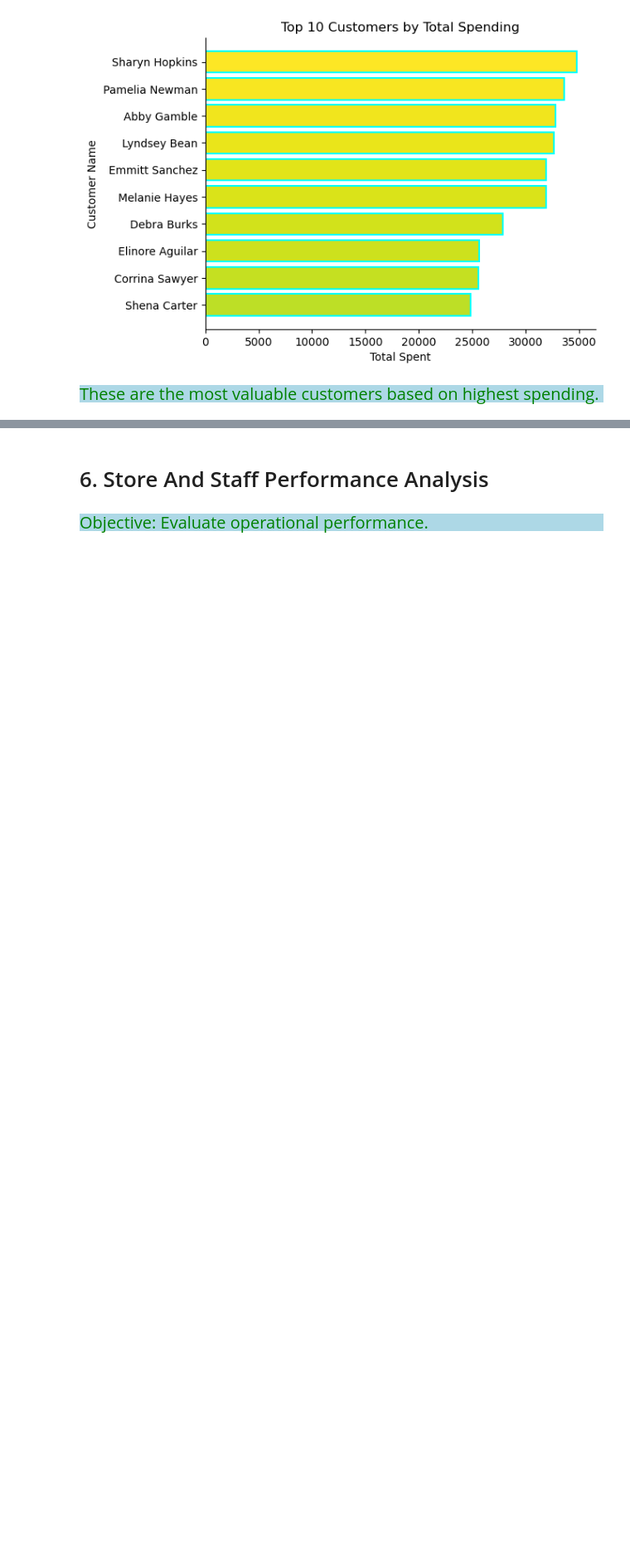
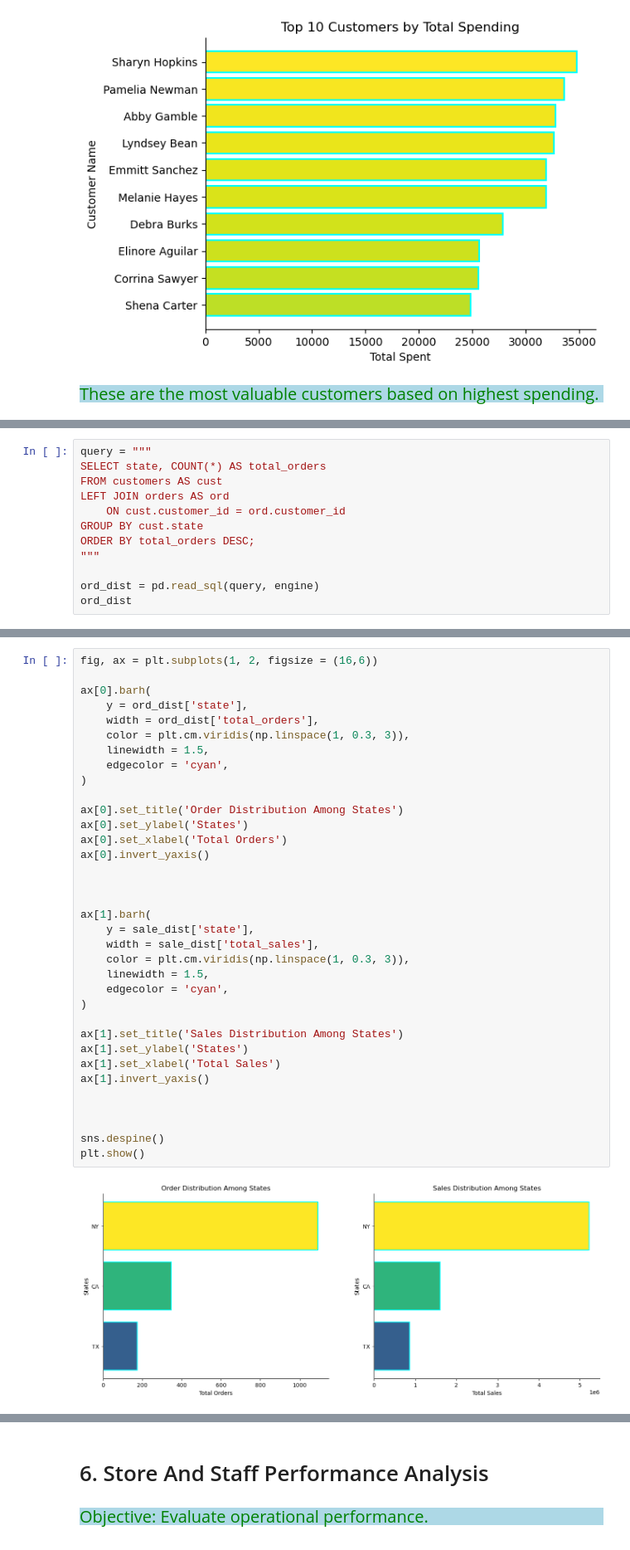
Before and after one commit to Kartika-Nidhi/Biker_Store_Analysis_SQL, a Jupyter notebook: BikeStoreAnalysisSQl.ipynb, the cells around one changed output, grey strips where cells are left out. Shown at 83% size. Drawn from its saved outputs; the diff is of its cells as text; blank space fills up the shorter version.

```diff
--- a/BikeStoreAnalysisSQl.ipynb
+++ b/BikeStoreAnalysisSQl.ipynb
@@ -821,0 +872,12 @@ Analyze customer distribution geographically.
+# %%
+query = """
+SELECT state, COUNT(*) AS total_orders
+FROM customers AS cust
+LEFT JOIN orders AS ord
+    ON cust.customer_id = ord.customer_id
+GROUP BY cust.state
+ORDER BY total_orders DESC;
+"""
+
+ord_dist = pd.read_sql(query, engine)
+ord_dist
@@ -821,0 +889,37 @@ Analyze customer distribution geographically.
+# %%
+fig, ax = plt.subplots(1, 2, figsize = (16,6))
+
+ax[0].barh(
+    y = ord_dist['state'],
+    width = ord_dist['total_orders'],
+    color = plt.cm.viridis(np.linspace(1, 0.3, 3)),
+    linewidth = 1.5,
+    edgecolor = 'cyan',
+)
+
+ax[0].set_title('Order Distribution Among States')
+ax[0].set_ylabel('States')
+ax[0].set_xlabel('Total Orders')
+ax[0].invert_yaxis()
+
+
+
+ax[1].barh(
+    y = sale_dist['state'],
+    width = sale_dist['total_sales'],
+    color = plt.cm.viridis(np.linspace(1, 0.3, 3)),
+    linewidth = 1.5,
+    edgecolor = 'cyan',
+)
+
+ax[1].set_title('Sales Distribution Among States')
+ax[1].set_ylabel('States')
+ax[1].set_xlabel('Total Sales')
+ax[1].invert_yaxis()
+
+
+
+sns.despine()
+plt.show()
+# %% [output]
+[figure, added]
```
Also changed, not shown: parts of 14 cells of this notebook.
